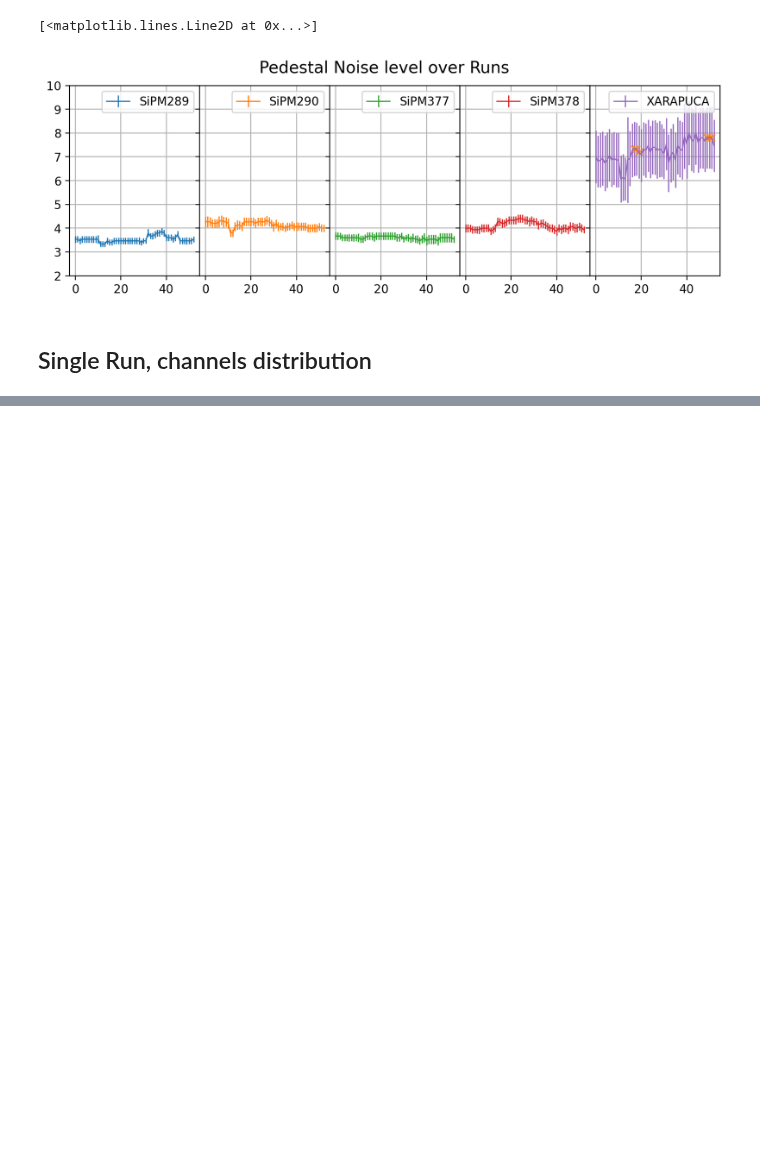
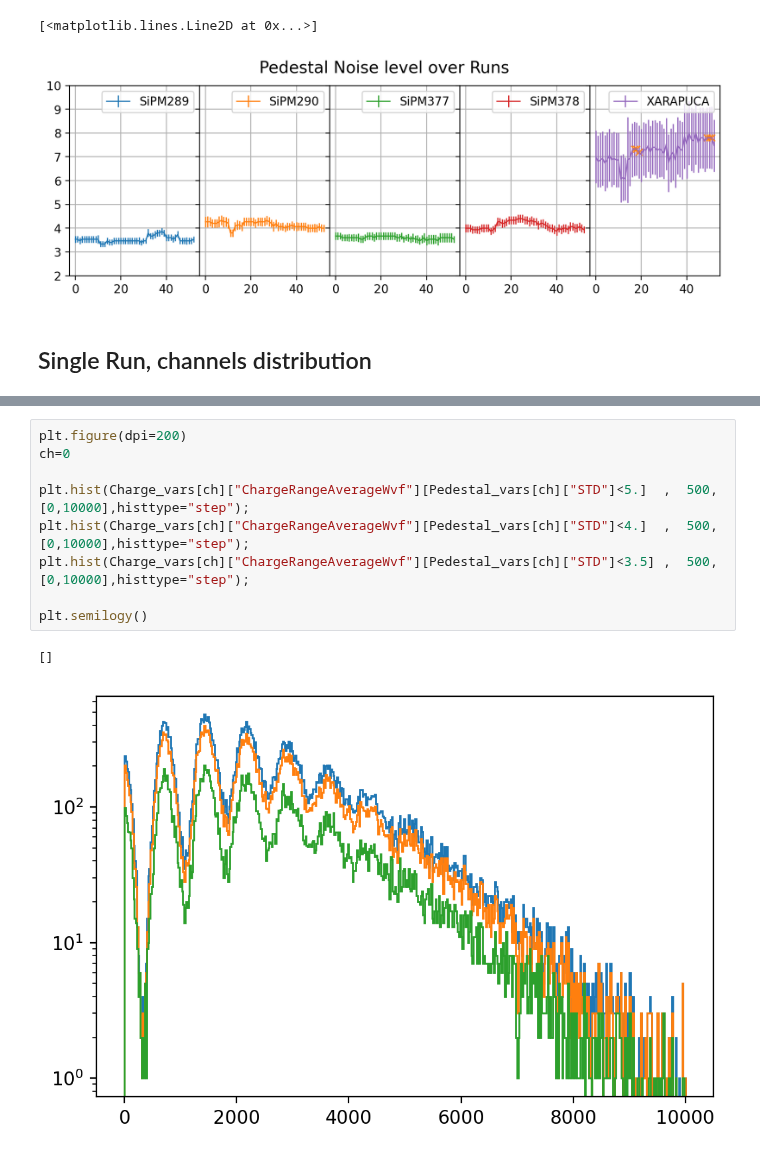
Before and after one commit to CIEMAT-Neutrino/SCINT, a Jupyter notebook: joython/joython_notebooks/Noise.ipynb, the cells around one changed output, grey strips where cells are left out. Saved outputs shown, nothing was run; the diff lists cells and outputs as text; blank space fills up the shorter version.

```diff
--- a/joython/joython_notebooks/Noise.ipynb
+++ b/joython/joython_notebooks/Noise.ipynb
@@ -76,0 +113,12 @@ for run in [9]:
+# %%
+plt.figure(dpi=200)
+ch=0
+
+plt.hist(Charge_vars[ch]["ChargeRangeAverageWvf"][Pedestal_vars[ch]["STD"]<5.]  ,  500,[0,10000],histtype="step");
+plt.hist(Charge_vars[ch]["ChargeRangeAverageWvf"][Pedestal_vars[ch]["STD"]<4.]  ,  500,[0,10000],histtype="step");
+plt.hist(Charge_vars[ch]["ChargeRangeAverageWvf"][Pedestal_vars[ch]["STD"]<3.5] ,  500,[0,10000],histtype="step");
+
+plt.semilogy()
+# %% [output]
+[]
+[figure, added]
```
Also changed, not shown: parts of 5 cells of this notebook, 6 other files.
